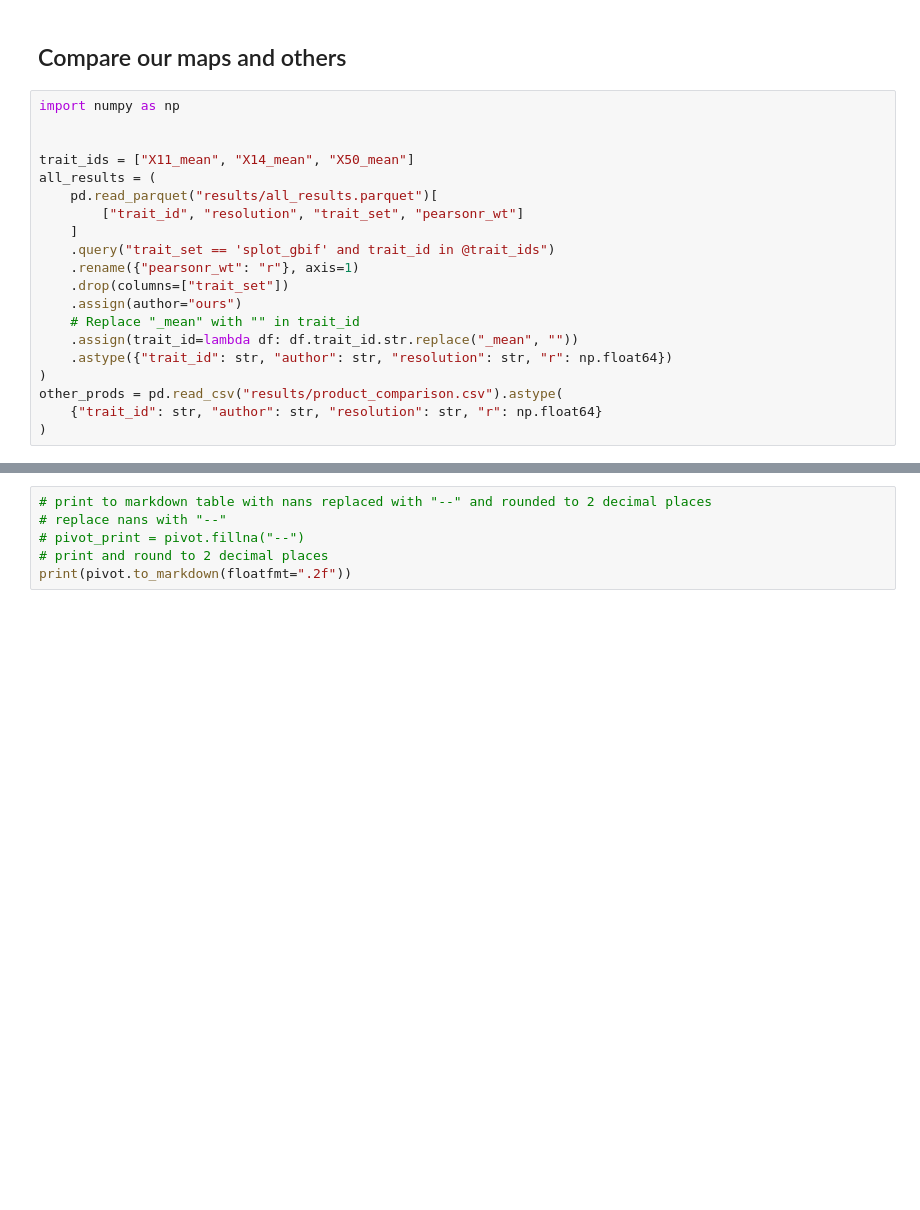
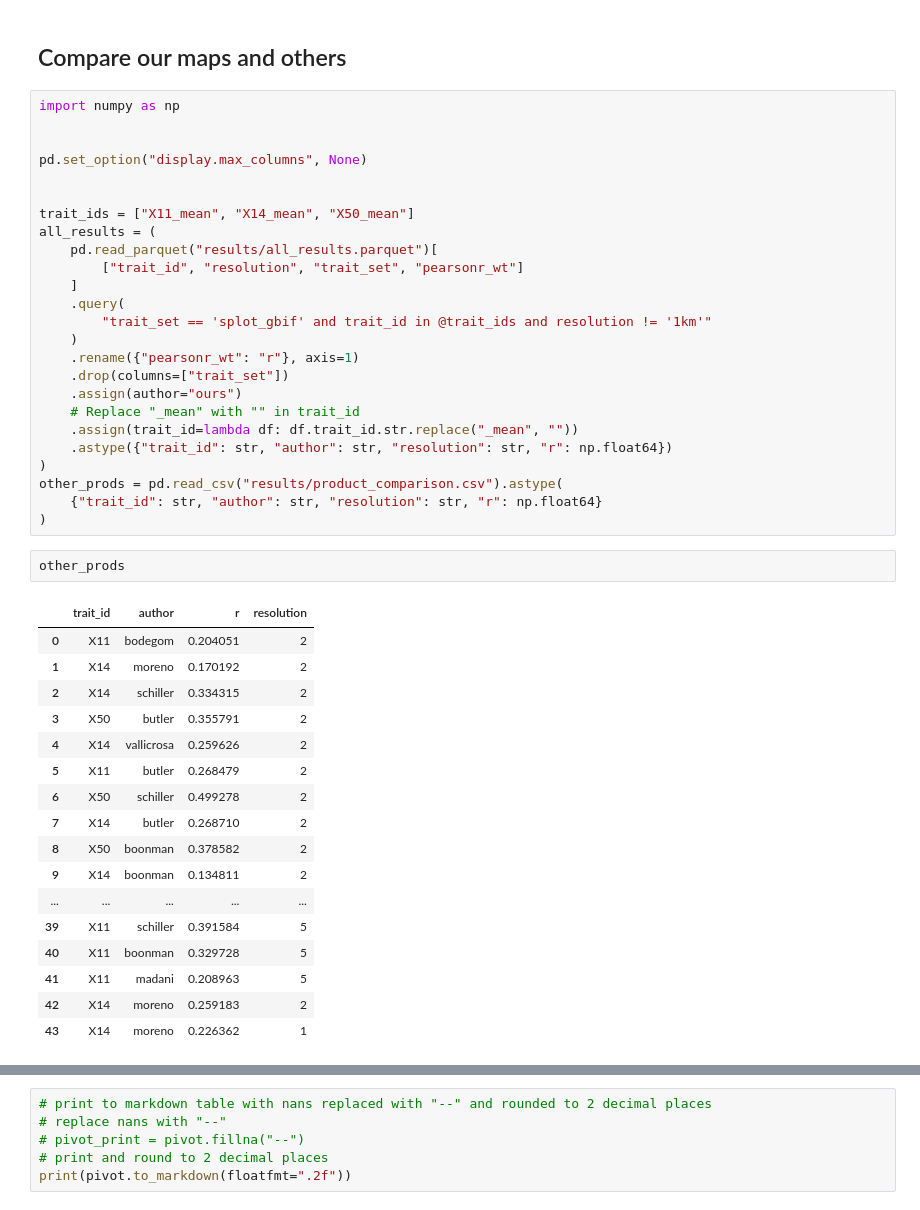
Before and after one commit to GeoSense-Freiburg/cit-sci-traits, a Jupyter notebook: notebooks/2-1_model_analysis/2-1-3_product-comparison.ipynb, the cells around one changed output, grey strips where cells are left out. Drawn from its saved outputs; the diff is of its cells as text; blank space fills up the shorter version.

Commit message:
try to clear up issues with proper deduping and recording proper resolution.

```diff
--- a/notebooks/2-1_model_analysis/2-1-3_product-comparison.ipynb
+++ b/notebooks/2-1_model_analysis/2-1-3_product-comparison.ipynb
@@ -151,6 +151,9 @@ gather_results()
 ## Compare our maps and others
 # %%
 import numpy as np
+
+
+pd.set_option("display.max_columns", None)
 
 
 trait_ids = ["X11_mean", "X14_mean", "X50_mean"]
@@ -158,7 +161,9 @@ all_results = (
     pd.read_parquet("results/all_results.parquet")[
         ["trait_id", "resolution", "trait_set", "pearsonr_wt"]
     ]
-    .query("trait_set == 'splot_gbif' and trait_id in @trait_ids")
+    .query(
+        "trait_set == 'splot_gbif' and trait_id in @trait_ids and resolution != '1km'"
+    )
     .rename({"pearsonr_wt": "r"}, axis=1)
     .drop(columns=["trait_set"])
     .assign(author="ours")
@@ -169,4 +174,24 @@ all_results = (
 other_prods = pd.read_csv("results/product_comparison.csv").astype(
     {"trait_id": str, "author": str, "resolution": str, "r": np.float64}
 )
+# %%
+other_prods
+# %% [output]
+|  | trait_id | author | r | resolution |
+| 0 | X11 | bodegom | 0.204051 | 2 |
+| 1 | X14 | moreno | 0.170192 | 2 |
+| 2 | X14 | schiller | 0.334315 | 2 |
+| 3 | X50 | butler | 0.355791 | 2 |
+| 4 | X14 | vallicrosa | 0.259626 | 2 |
+| 5 | X11 | butler | 0.268479 | 2 |
+| 6 | X50 | schiller | 0.499278 | 2 |
+| 7 | X14 | butler | 0.268710 | 2 |
+| 8 | X50 | boonman | 0.378582 | 2 |
+| 9 | X14 | boonman | 0.134811 | 2 |
+| ... | ... | ... | ... | ... |
+| 39 | X11 | schiller | 0.391584 | 5 |
+| 40 | X11 | boonman | 0.329728 | 5 |
+| 41 | X11 | madani | 0.208963 | 5 |
+| 42 | X14 | moreno | 0.259183 | 2 |
+| 43 | X14 | moreno | 0.226362 | 1 |
 # %%
```
Also changed, not shown: parts of 4 cells of this notebook, 2 other files.
